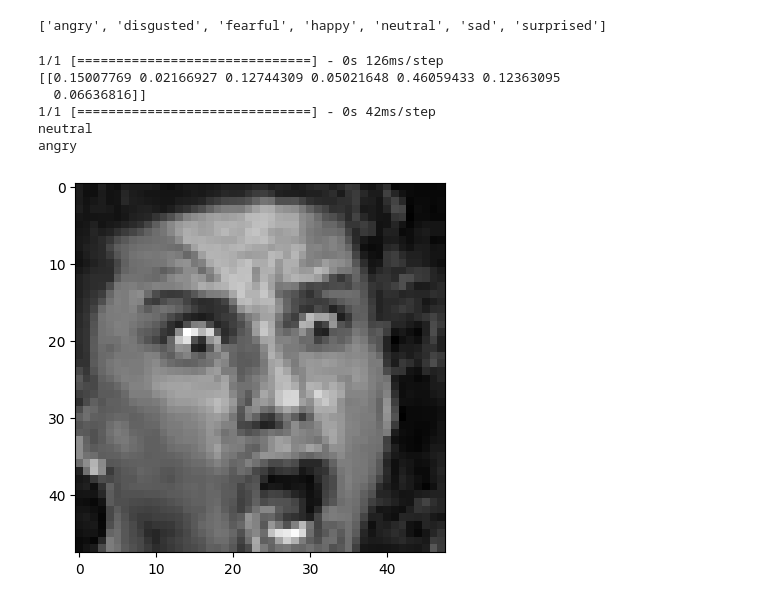
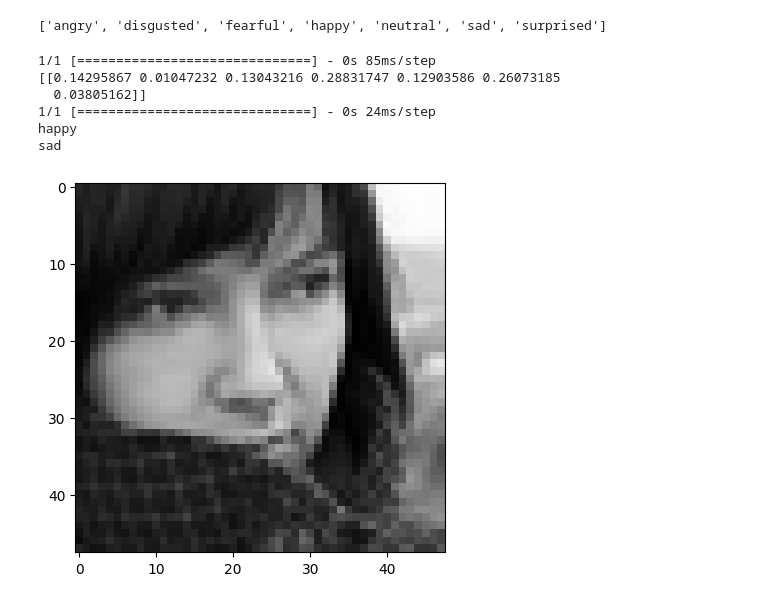
Before and after one commit to 26th-Official/Emotion-Detection, a Jupyter notebook: Emotion.ipynb, the cells around one changed output. Saved outputs shown, nothing was run; the diff lists cells and outputs as text; code cells hidden in the pictures.

```diff
--- a/Emotion.ipynb
+++ b/Emotion.ipynb
@@ -48,7 +48,3 @@ classes = os.listdir(train_dir)
 classes
 # %% [output]
 ['angry', 'disgusted', 'fearful', 'happy', 'neutral', 'sad', 'surprised']
-# %%
-data = np.asarray(Image.open(r"dataset\train\angry\im0.png"))
-# plt.imshow(data)
-plt.imshow(data)
@@ -359,13 +225,16 @@ print(classes)
 # %%
 model = tf.keras.Sequential([
     tf.keras.layers.Flatten(input_shape = [48,48]),
-    # tf.keras.layers.BatchNormalization(),
+
     tf.keras.layers.Dense(400,activation="elu",kernel_initializer='he_normal'),
-    # tf.keras.layers.BatchNormalization(),
+    tf.keras.layers.Dropout(rate=0.3),
+
     tf.keras.layers.Dense(300,activation="elu",kernel_initializer='he_normal'),
-    # tf.keras.layers.BatchNormalization(),
+    tf.keras.layers.Dropout(rate=0.3),
+
     tf.keras.layers.Dense(200,activation="elu",kernel_initializer='he_normal'),
-    # tf.keras.layers.BatchNormalization(),
+    tf.keras.layers.Dropout(rate=0.3),
+
     tf.keras.layers.Dense(7,activation="softmax")
 ])
 # %%
@@ -422,18 +295,18 @@ classes
 # %% [output]
 ['angry', 'disgusted', 'fearful', 'happy', 'neutral', 'sad', 'surprised']
 # %%
-inp = 1000
+inp = 357
 
 print(model.predict(x_test[inp:inp+1]))
 print(classes[model.predict(x_test[inp:inp+1])[0].argmax()])
 print(classes[y_test[inp]])
 image_show(x_test[inp])
 # %% [output]
-1/1 [==============================] - 0s 126ms/step
-[[0.15007769 0.02166927 0.12744309 0.05021648 0.46059433 0.12363095
-  0.06636816]]
-1/1 [==============================] - 0s 42ms/step
-neutral
-angry
+1/1 [==============================] - 0s 85ms/step
+[[0.14295867 0.01047232 0.13043216 0.28831747 0.12903586 0.26073185
+  0.03805162]]
+1/1 [==============================] - 0s 24ms/step
+happy
+sad
-[figure, old version]
+[figure, new version]
 # %%
```
Also changed, not shown: parts of 28 cells of this notebook, 1 other file.
